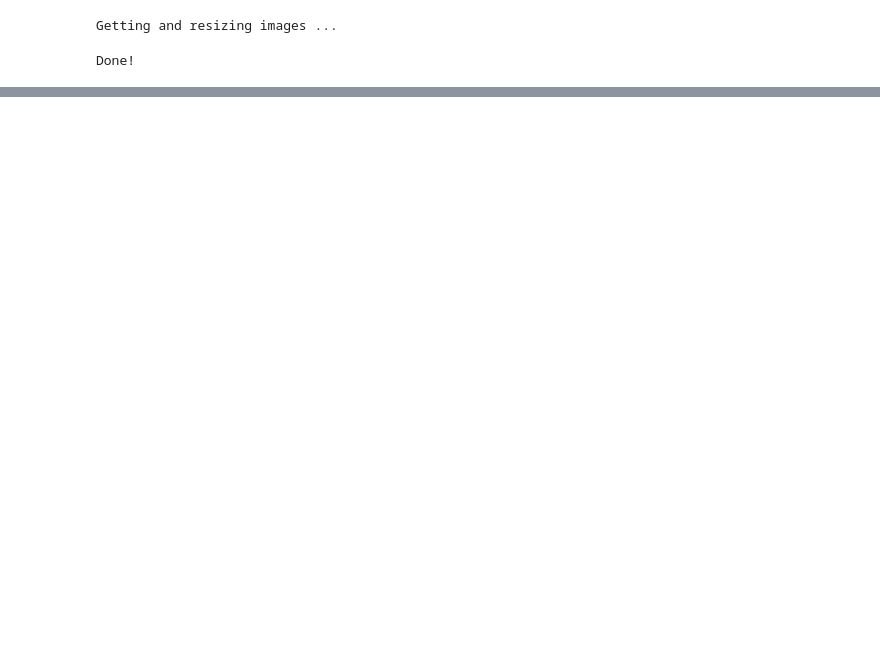
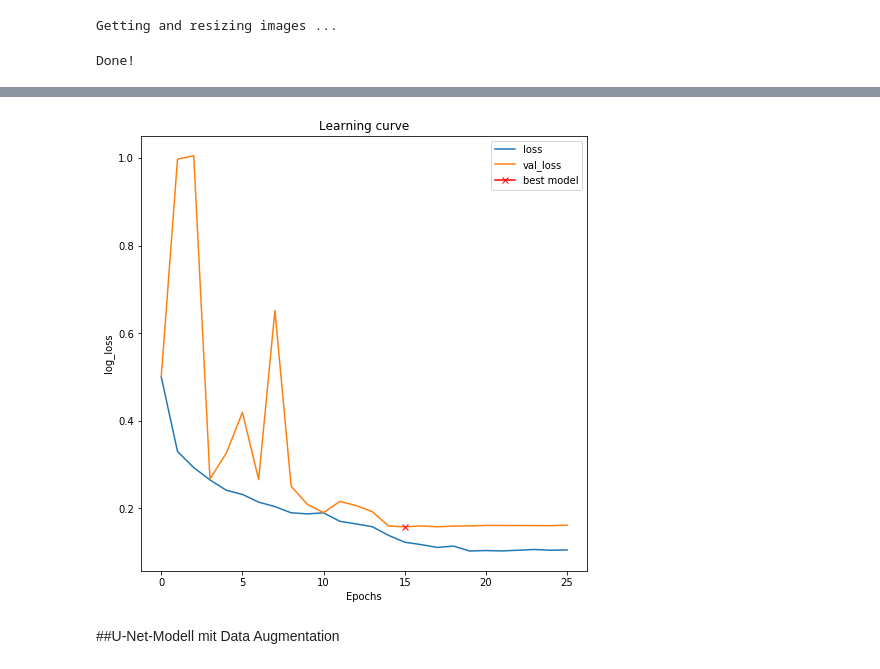
Before and after one commit to pwolscho/unet, a Jupyter notebook: u_net_final.ipynb, the cells around one changed output, grey strips where cells are left out. Cells and saved outputs as stored; diff of their text form; code cells hidden in the pictures; blank space fills up the shorter version.

Commit message:
working data augmentation

```diff
--- a/u_net_final.ipynb
+++ b/u_net_final.ipynb
@@ -146,0 +196,15 @@ def get_scaled_X_y_data(path, img_width, img_height):
+# %%
+def conv2d_block(input_tensor, n_filters, kernel_size=3, batchnorm=True):
+    # first layer
+    x = Conv2D(filters=n_filters, kernel_size=(kernel_size, kernel_size), kernel_initializer="he_normal",
+               padding="same")(input_tensor)
+    if batchnorm:
+        x = BatchNormalization()(x)
+    x = Activation("relu")(x)
+    # second layer
+    x = Conv2D(filters=n_filters, kernel_size=(kernel_size, kernel_size), kernel_initializer="he_normal",
+               padding="same")(x)
+    if batchnorm:
+        x = BatchNormalization()(x)
+    x = Activation("relu")(x)
+    return x
@@ -146,0 +268,9 @@ def get_scaled_X_y_data(path, img_width, img_height):
+# %%
+input_img = Input((128, 128, 1), name='img')
+model_standard = get_unet(input_img, n_filters=16, dropout=0.05, batchnorm=True)
+model_data_aug = get_unet(input_img, n_filters=16, dropout=0.05, batchnorm=True)
+
+model_standard.compile(optimizer=Adam(), loss="binary_crossentropy", metrics=[mean_iou])
+model_data_aug.compile(optimizer=Adam(), loss="binary_crossentropy", metrics=[mean_iou])
+
+model_standard.summary()
@@ -237,0 +314,11 @@ X_train, X_valid, y_train, y_valid = train_test_split(X_train_valid, y_train_val
+# %%
+from keras.callbacks import EarlyStopping, ModelCheckpoint, ReduceLROnPlateau
+
+callbacks_standard = [
+    EarlyStopping(patience=10, verbose=1),
+    ReduceLROnPlateau(factor=0.1, patience=3, min_lr=0.00001, verbose=1),
+    ModelCheckpoint('model_standard.h5', verbose=1, save_best_only=True, save_weights_only=True)
+]
+# %%
+results_standard = model_standard.fit(X_train, y_train, batch_size=32, epochs=100, callbacks=callbacks_standard,
+                    validation_data=(X_valid, y_valid))
@@ -237,0 +345,13 @@ X_train, X_valid, y_train, y_valid = train_test_split(X_train_valid, y_train_val
+# %%
+plt.figure(figsize=(8, 8))
+plt.title("Learning curve")
+plt.plot(results_standard.history["loss"], label="loss")
+plt.plot(results_standard.history["val_loss"], label="val_loss")
+plt.plot( np.argmin(results_standard.history["val_loss"]), np.min(results_standard.history["val_loss"]), marker="x", color="r", label="best model")
+plt.xlabel("Epochs")
+plt.ylabel("log_loss")
+plt.legend();
+# %% [output]
+[figure, added]
+# %% [markdown]
+##U-Net-Modell mit Data Augmentation
```
Also changed, not shown: parts of 75 cells of this notebook.
